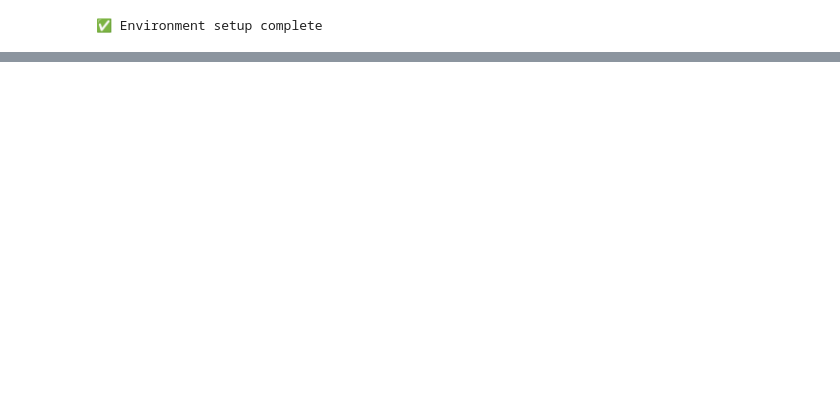
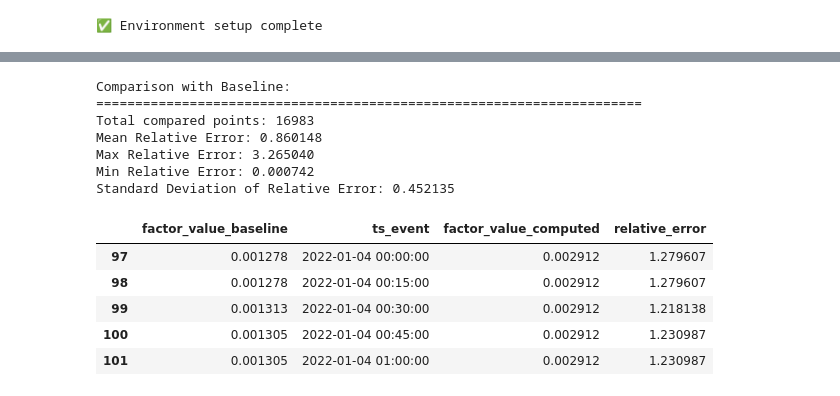
Before and after one commit to Arandott/nautilus_trader, a Jupyter notebook: factorexp_backtest/research/notebooks/factor_playground.ipynb, the cells around one changed output, grey strips where cells are left out. Saved outputs shown, nothing was run; the diff lists cells and outputs as text; code cells hidden in the pictures; blank space fills up the shorter version.

```diff
--- a/factorexp_backtest/research/notebooks/factor_playground.ipynb
+++ b/factorexp_backtest/research/notebooks/factor_playground.ipynb
@@ -252 +531,33 @@ NaN count: 0 (0.00%)
+# %%
+# ============================================================================、
+# 7. Compare with Baseline Data
+# ============================================================================
+# 创建一个函数，这个函数接受一个含有baseline数据的csv文件路径和一个result数据框，然后计算因子值的相对误差，并输出相关的统计信息
+def compare_with_baseline(baseline_csv_path, result_df):
+    baseline_df = pd.read_csv(baseline_csv_path)
+    # 用iloc[:, 14:15]选择BTC永续合约的因子值列
+    baseline_df = baseline_df.iloc[:, 14:15]
+    # 重命名列1为'factor_value'
+    baseline_df.columns = ['factor_value']
+    # 将baseline数据的index转换成从2022-01-01开始的时间戳，以15分钟为间隔
+    baseline_df['ts_event'] = pd.date_range(start='2022-01-01', periods=len(baseline_df), freq='15T')
+
+    # 假设baseline_df有两列：'ts_event'和'factor_value'，但是需要注意，baseline_df的'ts_event'列会更全，result_df可能缺少一些时间点，所以我们需要全部对齐之后去掉包含NaN的行
+    merged_df = pd.merge(baseline_df, result_df[['ts_event', 'factor_value']], on='ts_event', how='inner', suffixes=('_baseline', '_computed'))
+    # 去掉包含NaN的行
+    merged_df = merged_df.dropna(subset=['factor_value_baseline', 'factor_value_computed'])
+
+    # 计算相对误差
+    merged_df['relative_error'] = np.abs(merged_df['factor_value_computed'] - merged_df['factor_value_baseline']) / np.abs(merged_df['factor_value_baseline'])
+
+    # 输出统计信息
+    print("Comparison with Baseline:")
+    print("=" * 70)
+    print(f"Total compared points: {len(merged_df)}")
+    print(f"Mean Relative Error: {merged_df['relative_error'].mean():.6f}")
+    print(f"Max Relative Error: {merged_df['relative_error'].max():.6f}")
+    print(f"Min Relative Error: {merged_df['relative_error'].min():.6f}")
+    print(f"Standard Deviation of Relative Error: {merged_df['relative_error'].std():.6f}")
+
+    return merged_df
 # %%
@@ -501,0 +577,19 @@ Once validated, copy the expression to `factorexp_backtest/configs/factors.yaml`
+# %%
+# read /Users/arandott/Desktop/documents_for_work/Chaochien/nautilus_trader/factorexp_backtest/data/smtmny1_abs_ret_to_volume_vwap_ret_abs_mean_shigh_96.csv
+baseline_file = "/Users/arandott/Desktop/documents_for_work/Chaochien/nautilus_trader/factorexp_backtest/data/smtmny1_abs_ret_to_volume_vwap_ret_abs_mean_shigh_96.csv"
+comparison_df = compare_with_baseline(baseline_file, result)
+comparison_df.head()
+# %% [output]
+Comparison with Baseline:
+======================================================================
+Total compared points: 16983
+Mean Relative Error: 0.860148
+Max Relative Error: 3.265040
+Min Relative Error: 0.000742
+Standard Deviation of Relative Error: 0.452135
+|  | factor_value_baseline | ts_event | factor_value_computed | relative_error |
+| 97 | 0.001278 | 2022-01-04 00:00:00 | 0.002912 | 1.279607 |
+| 98 | 0.001278 | 2022-01-04 00:15:00 | 0.002912 | 1.279607 |
+| 99 | 0.001313 | 2022-01-04 00:30:00 | 0.002912 | 1.218138 |
+| 100 | 0.001305 | 2022-01-04 00:45:00 | 0.002912 | 1.230987 |
+| 101 | 0.001305 | 2022-01-04 01:00:00 | 0.002912 | 1.230987 |
```
Also changed, not shown: parts of 31 cells of this notebook, 18 other files.
